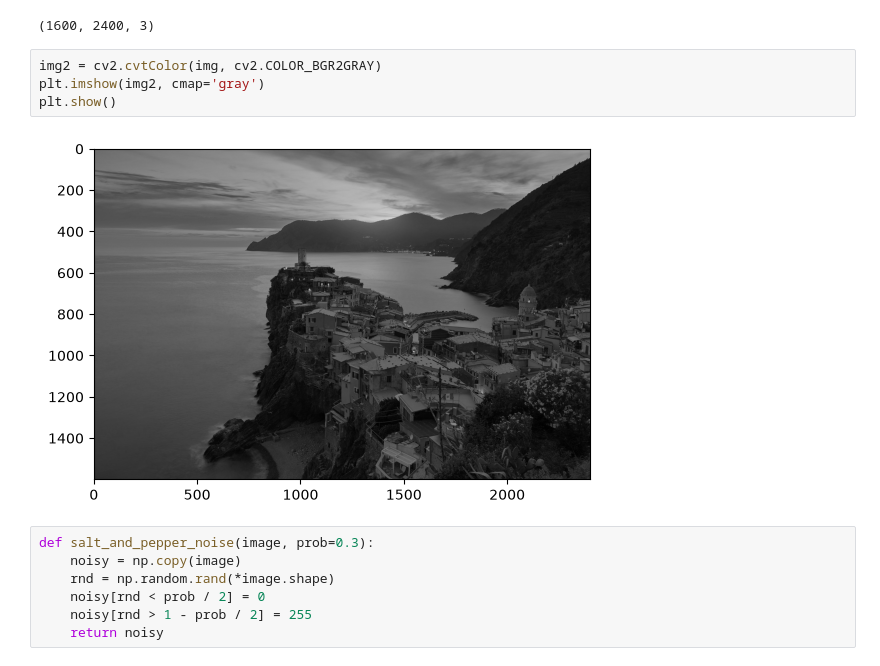
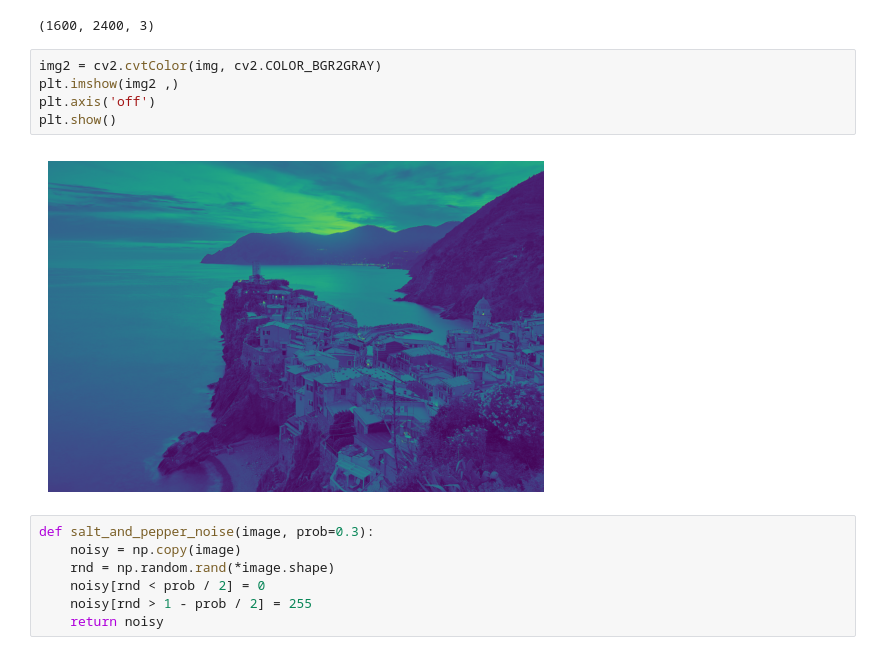
Before and after one commit to MrCoderrrr/CV-2026-H10, a Jupyter notebook: exp2/exp2.ipynb, the cells around one changed output. Cells and saved outputs as stored; diff of their text form.

```diff
--- a/exp2/exp2.ipynb
+++ b/exp2/exp2.ipynb
@@ -17,10 +17,11 @@ print(img.shape)
 (1600, 2400, 3)
 # %%
 img2 = cv2.cvtColor(img, cv2.COLOR_BGR2GRAY)
-plt.imshow(img2, cmap='gray')
+plt.imshow(img2 ,)
+plt.axis('off')
 plt.show()
 # %% [output]
-[figure, old version]
+[figure, new version]
 # %%
 def salt_and_pepper_noise(image, prob=0.3):
     noisy = np.copy(image)
```
Also changed, not shown: 3 other files.
